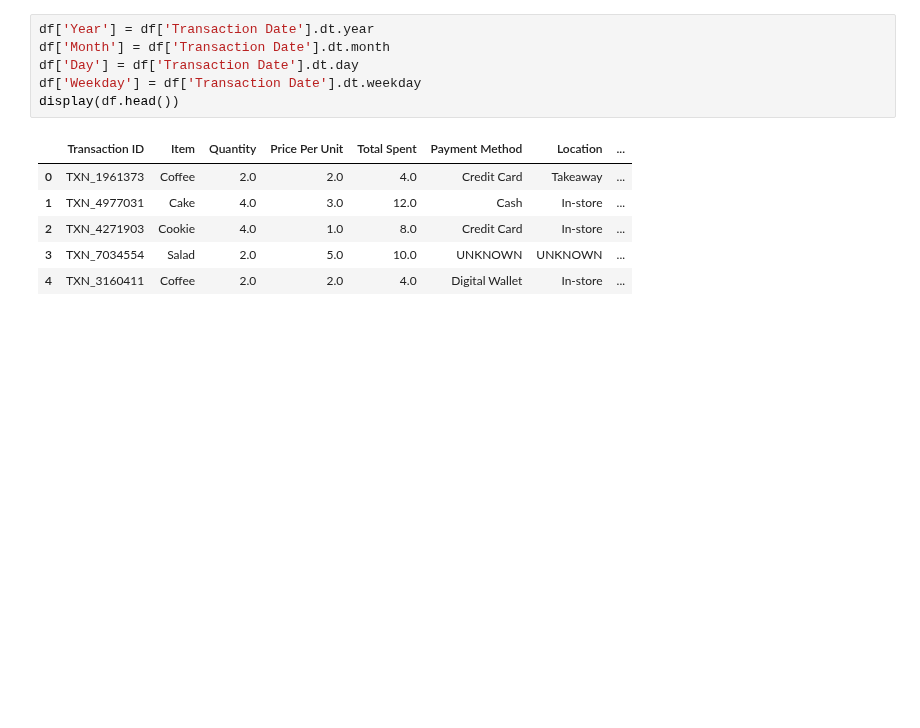
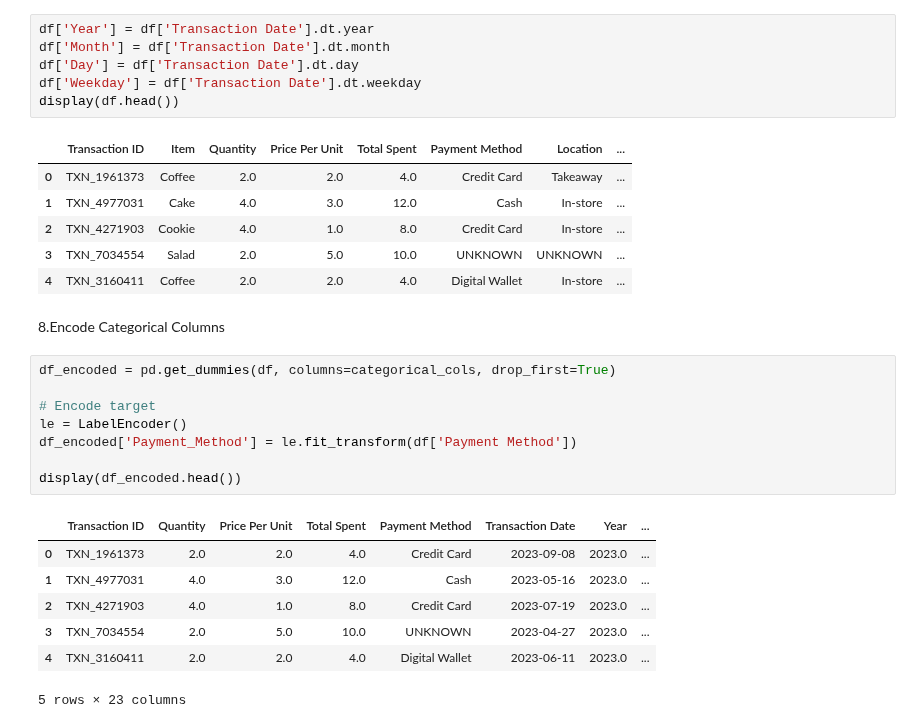
Before and after one commit to alberehap/Project-ML, a Jupyter notebook: Classification_Preprocessing.ipynb, the cells around one changed output. Drawn from its saved outputs; the diff is of its cells as text; blank space fills up the shorter version.

Commit message:
Encoded categorical columns using one-hot encoding

```diff
--- a/Classification_Preprocessing.ipynb
+++ b/Classification_Preprocessing.ipynb
@@ -155,3 +155,21 @@ display(df.head())
 | 2 | TXN_4271903 | Cookie | 4.0 | 1.0 | 8.0 | Credit Card | In-store | ... |
 | 3 | TXN_7034554 | Salad | 2.0 | 5.0 | 10.0 | UNKNOWN | UNKNOWN | ... |
 | 4 | TXN_3160411 | Coffee | 2.0 | 2.0 | 4.0 | Digital Wallet | In-store | ... |
+# %% [markdown]
+8.Encode Categorical Columns
+# %%
+df_encoded = pd.get_dummies(df, columns=categorical_cols, drop_first=True)
+
+# Encode target
+le = LabelEncoder()
+df_encoded['Payment_Method'] = le.fit_transform(df['Payment Method'])
+
+display(df_encoded.head())
+# %% [output]
+|  | Transaction ID | Quantity | Price Per Unit | Total Spent | Payment Method | Transaction Date | Year | ... |
+| 0 | TXN_1961373 | 2.0 | 2.0 | 4.0 | Credit Card | 2023-09-08 | 2023.0 | ... |
+| 1 | TXN_4977031 | 4.0 | 3.0 | 12.0 | Cash | 2023-05-16 | 2023.0 | ... |
+| 2 | TXN_4271903 | 4.0 | 1.0 | 8.0 | Credit Card | 2023-07-19 | 2023.0 | ... |
+| 3 | TXN_7034554 | 2.0 | 5.0 | 10.0 | UNKNOWN | 2023-04-27 | 2023.0 | ... |
+| 4 | TXN_3160411 | 2.0 | 2.0 | 4.0 | Digital Wallet | 2023-06-11 | 2023.0 | ... |
+5 rows × 23 columns
```
